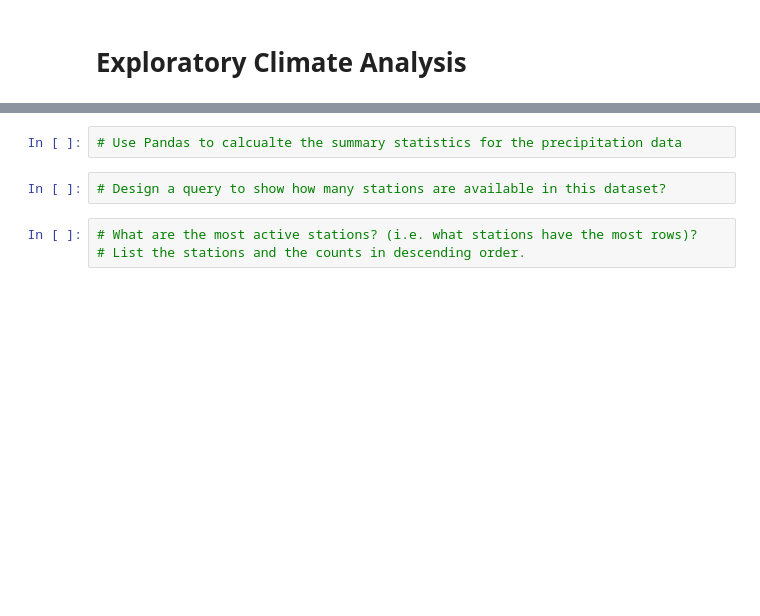
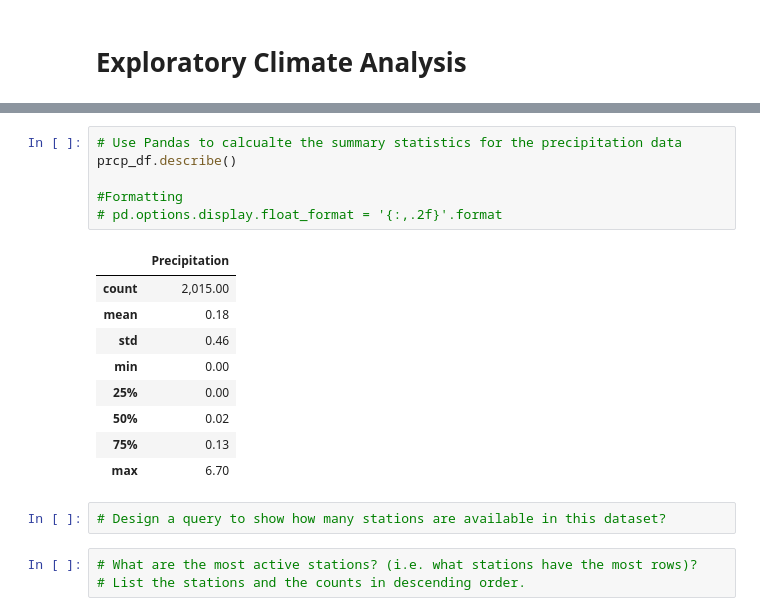
Before and after one commit to uldom/SQLAlchemy_Challenge, a Jupyter notebook: climate_starter.ipynb, the cells around one changed output, grey strips where cells are left out. Saved outputs shown, nothing was run; the diff lists cells and outputs as text; blank space fills up the shorter version.

```diff
--- a/climate_starter.ipynb
+++ b/climate_starter.ipynb
@@ -110,5 +107,19 @@ prcp_df
 # %%
 # Use Pandas to calcualte the summary statistics for the precipitation data
+prcp_df.describe()
+
+#Formatting
+# pd.options.display.float_format = '{:,.2f}'.format
+# %% [output]
+|  | Precipitation |
+| count | 2,015.00 |
+| mean | 0.18 |
+| std | 0.46 |
+| min | 0.00 |
+| 25% | 0.00 |
+| 50% | 0.02 |
+| 75% | 0.13 |
+| max | 6.70 |
 # %%
 # Design a query to show how many stations are available in this dataset?
 # %%
```
Also changed, not shown: parts of 3 cells of this notebook.
